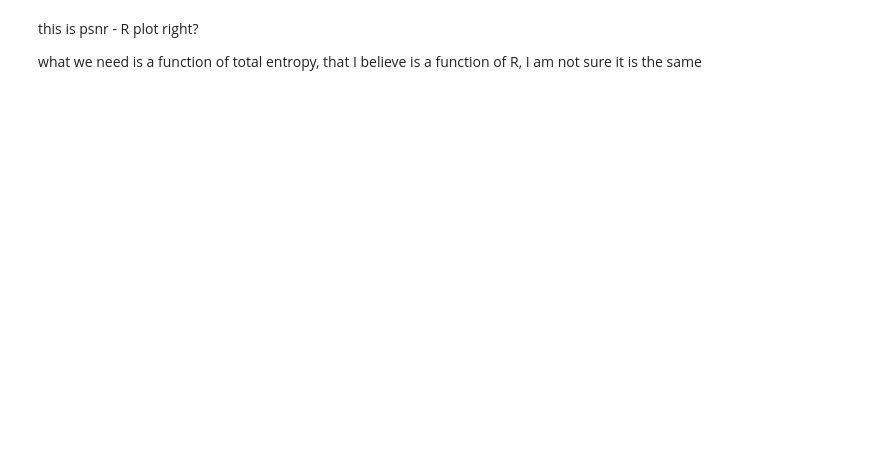
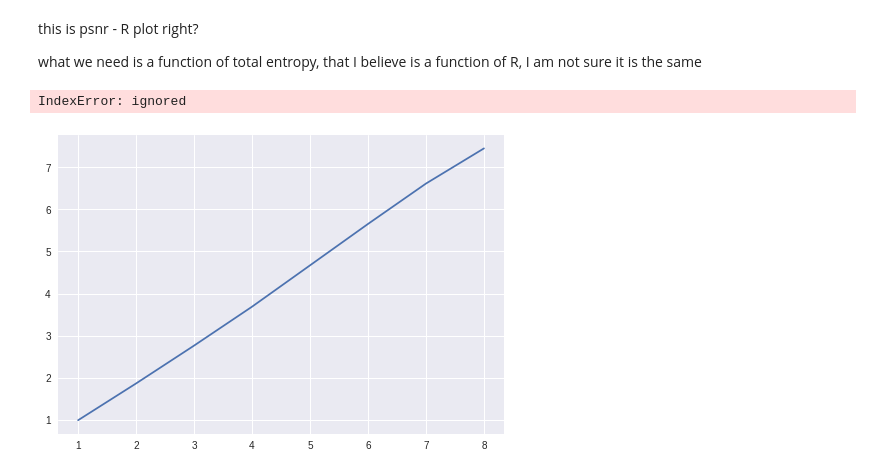
Before and after one commit to alvarogg777/colabCompression, a Jupyter notebook: Compress_Lab1.ipynb, the cells around one changed output. Drawn from its saved outputs; the diff is of its cells as text; code cells hidden in the pictures; blank space fills up the shorter version.

```diff
--- a/Compress_Lab1.ipynb
+++ b/Compress_Lab1.ipynb
@@ -144,3 +142,15 @@ psnr(lena)
 this is psnr - R plot right?
 
 what we need is a function of total entropy, that I believe is a function of R, I am not sure it is the same
+# %%
+def psnr_entropy(input_img):
+  R=np.arange(1,9)
+  X=TotalEntropy(input_img)
+  for i in X:
+     R[i]=10*np.log10((255**2)/getDistortion(input_img,i))
+  plt.plot(X,R.values())
+
+psnr_entropy(lena)
+# %% [output]
+IndexError: ignored
+[figure, added]
```
Also changed, not shown: parts of 8 cells of this notebook.
